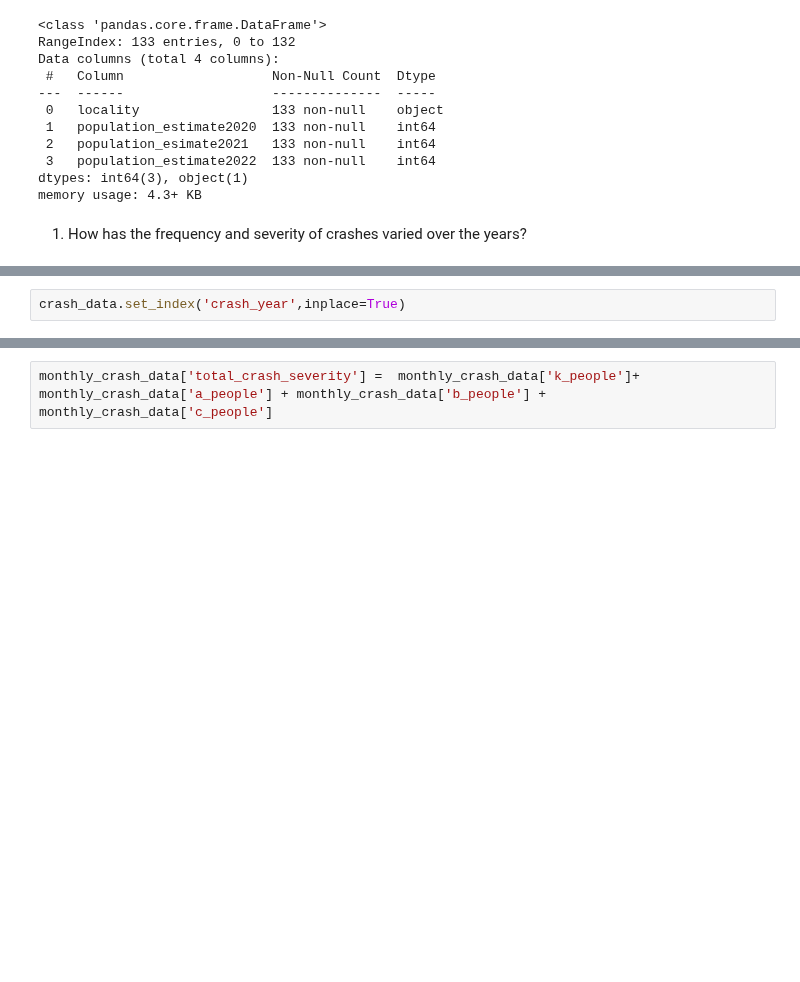
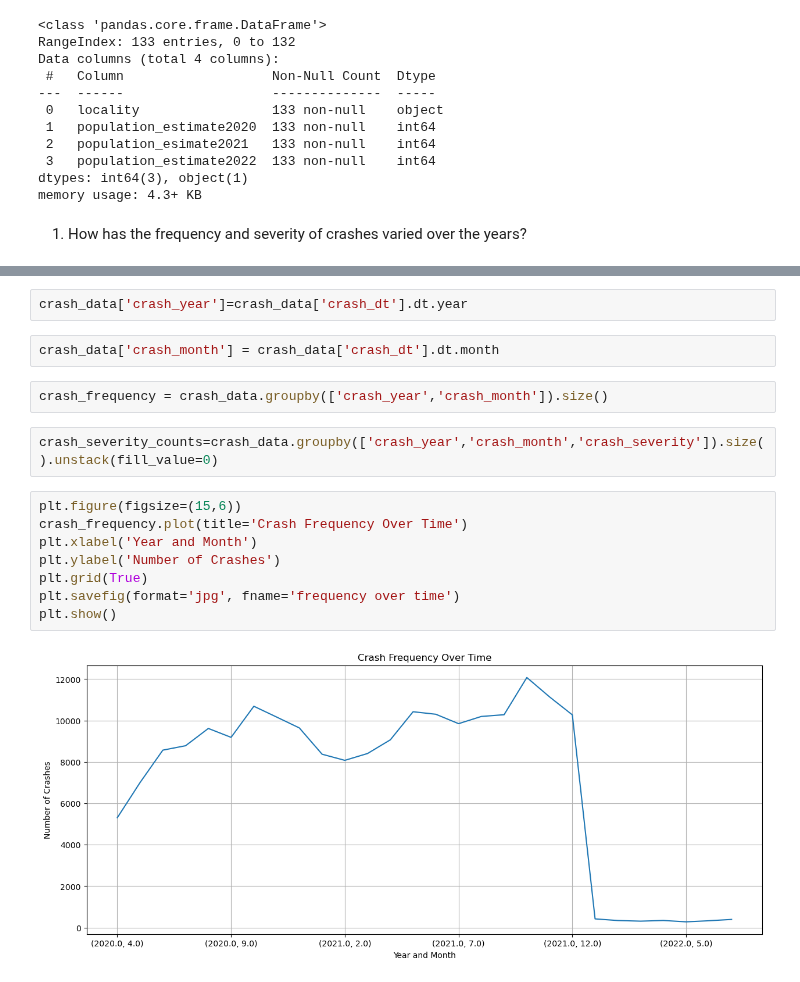
Before and after one commit to Eliab16/VDOT-crash-analysis, a Jupyter notebook: VDOT_Analysis.ipynb, the cells around one changed output, grey strips where cells are left out. Drawn from its saved outputs; the diff is of its cells as text; blank space fills up the shorter version.

Commit message:
frequency overtime graph

```diff
--- a/VDOT_Analysis.ipynb
+++ b/VDOT_Analysis.ipynb
@@ -144,2 +136,0 @@ crash_data['crash_year'] = pd.to_datetime(crash_data['crash_year'])
-# %%
-crash_data.set_index('crash_year',inplace=True)
@@ -148,2 +137,18 @@ monthly_crash_data = crash_data.resample('M').sum()
-# %%
-monthly_crash_data['total_crash_severity'] =  monthly_crash_data['k_people']+ monthly_crash_data['a_people'] + monthly_crash_data['b_people'] + monthly_crash_data['c_people']
+# %%
+crash_data['crash_year']=crash_data['crash_dt'].dt.year
+# %%
+crash_data['crash_month'] = crash_data['crash_dt'].dt.month
+# %%
+crash_frequency = crash_data.groupby(['crash_year','crash_month']).size()
+# %%
+crash_severity_counts=crash_data.groupby(['crash_year','crash_month','crash_severity']).size().unstack(fill_value=0)
+# %%
+plt.figure(figsize=(15,6))
+crash_frequency.plot(title='Crash Frequency Over Time')
+plt.xlabel('Year and Month')
+plt.ylabel('Number of Crashes')
+plt.grid(True)
+plt.savefig(format='jpg', fname='frequency over time')
+plt.show()
+# %% [output]
+[figure, added]
```
Also changed, not shown: parts of 7 cells of this notebook.
